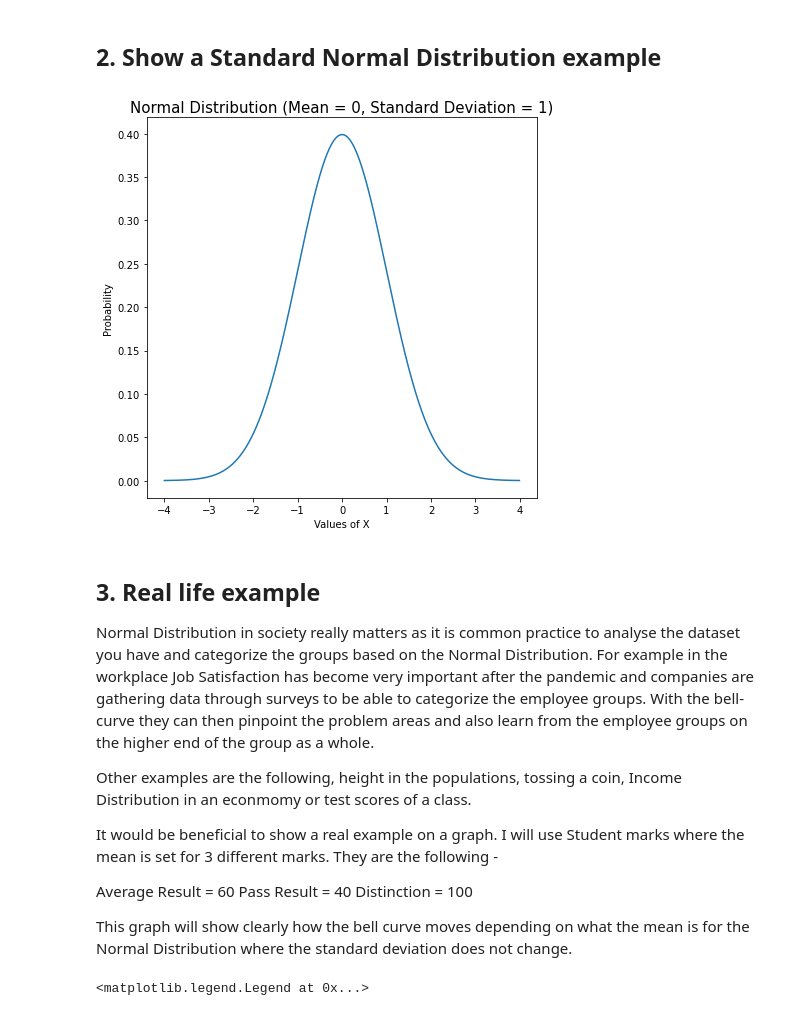
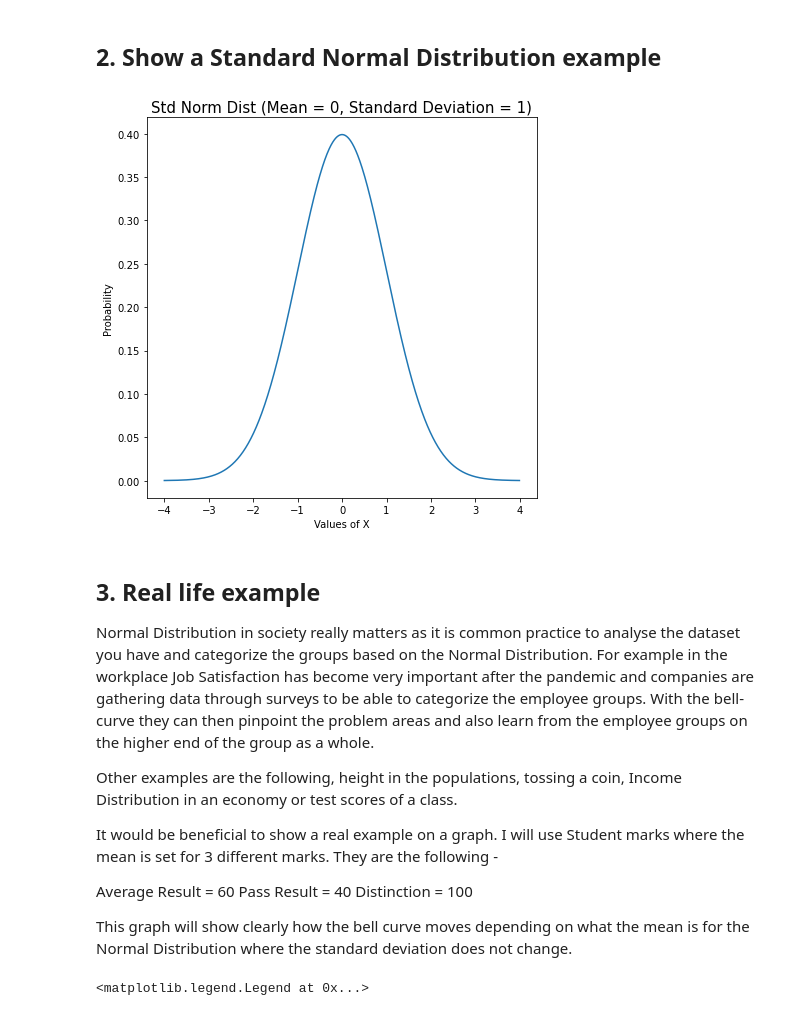
Before and after one commit to G00232918/funddata-assessment, a Jupyter notebook: Normal_Distribution_Assessment/Normal Distribution.ipynb, the cells around one changed output. Drawn from its saved outputs; the diff is of its cells as text; code cells hidden in the pictures.

```diff
--- a/Normal_Distribution_Assessment/Normal Distribution.ipynb
+++ b/Normal_Distribution_Assessment/Normal Distribution.ipynb
@@ -62,27 +62,27 @@ Mode of given data set is 4
 # %%
 import numpy as np
 import matplotlib.pyplot as plt
 from scipy.stats import norm
 
 # Plot between -4 and 4 with .01 steps
 x_axis = np.arange(-4, 4, .01)
 
 plt.figure(figsize=(7, 7))
 
 # Mean = 0, SD = 1
 plt.plot(x_axis, norm.pdf(x_axis, 0, 1))
-plt.title('Normal Distribution (Mean = 0, Standard Deviation = 1)', fontsize='15')
+plt.title('Std Norm Dist (Mean = 0, Standard Deviation = 1)', fontsize='15')
 plt.xlabel('Values of X', fontsize='10')
 plt.ylabel('Probability', fontsize='10')
 plt.show()
 # %% [output]
-[figure, old version]
+[figure, new version]
 # %% [markdown]
 ## 3. Real life example
 
 Normal Distribution in society really matters as it is common practice to analyse the dataset you have and categorize the groups based on the Normal Distribution. For example in the workplace Job Satisfaction has become very important after the pandemic and companies are gathering data through surveys to be able to categorize the employee groups. With the bell-curve they can then pinpoint the problem areas and also learn from the employee groups on the higher end of the group as a whole.
 
-Other examples are the following, height in the populations, tossing a coin, Income Distribution in an econmomy or test scores of a class.
+Other examples are the following, height in the populations, tossing a coin, Income Distribution in an economy or test scores of a class.
 
 It would be beneficial to show a real example on a graph. I will use Student marks where the mean is set for 3 different marks. They are the following -
 
```
Also changed, not shown: parts of 3 cells of this notebook, 1 other file.
